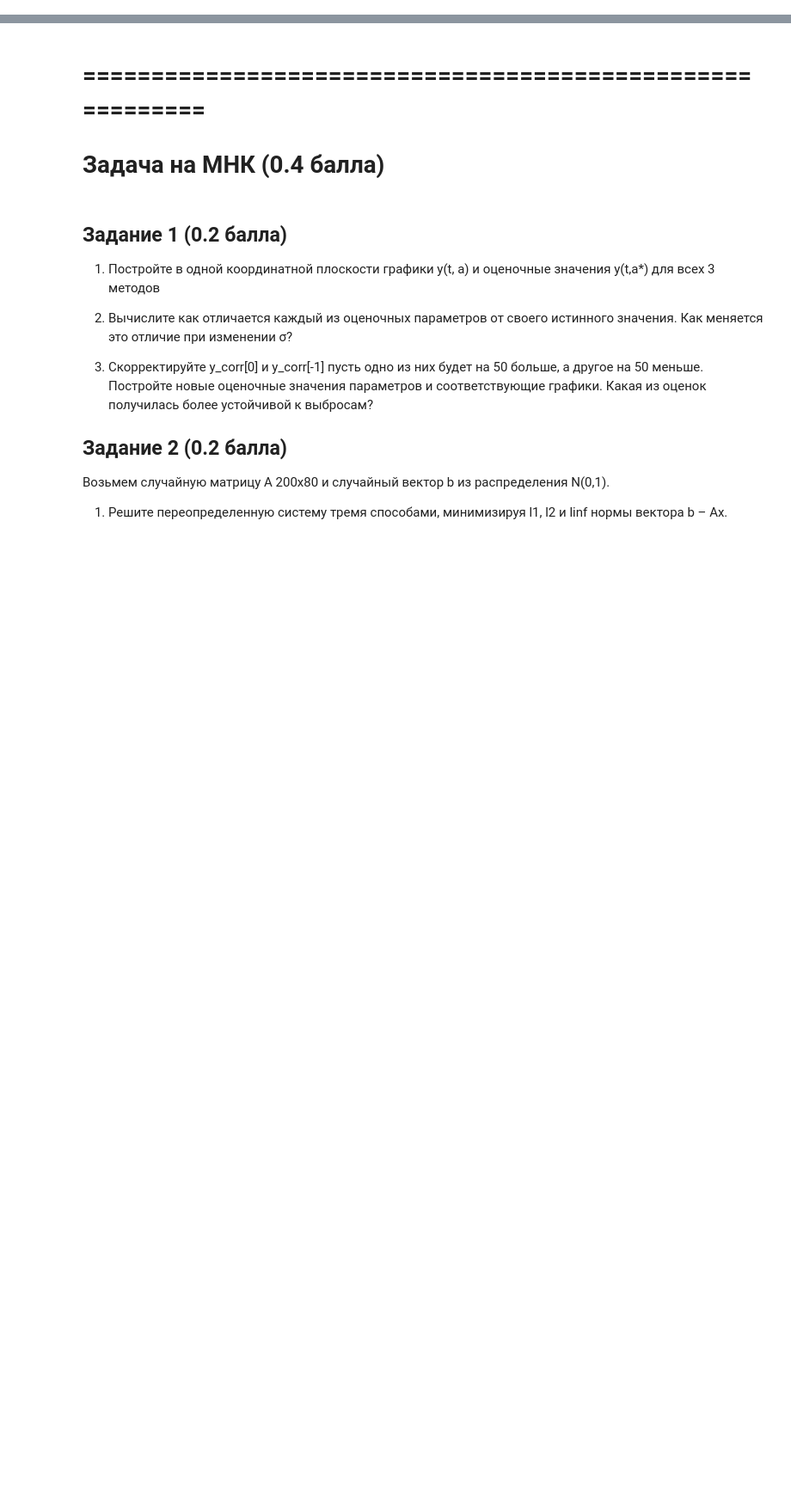
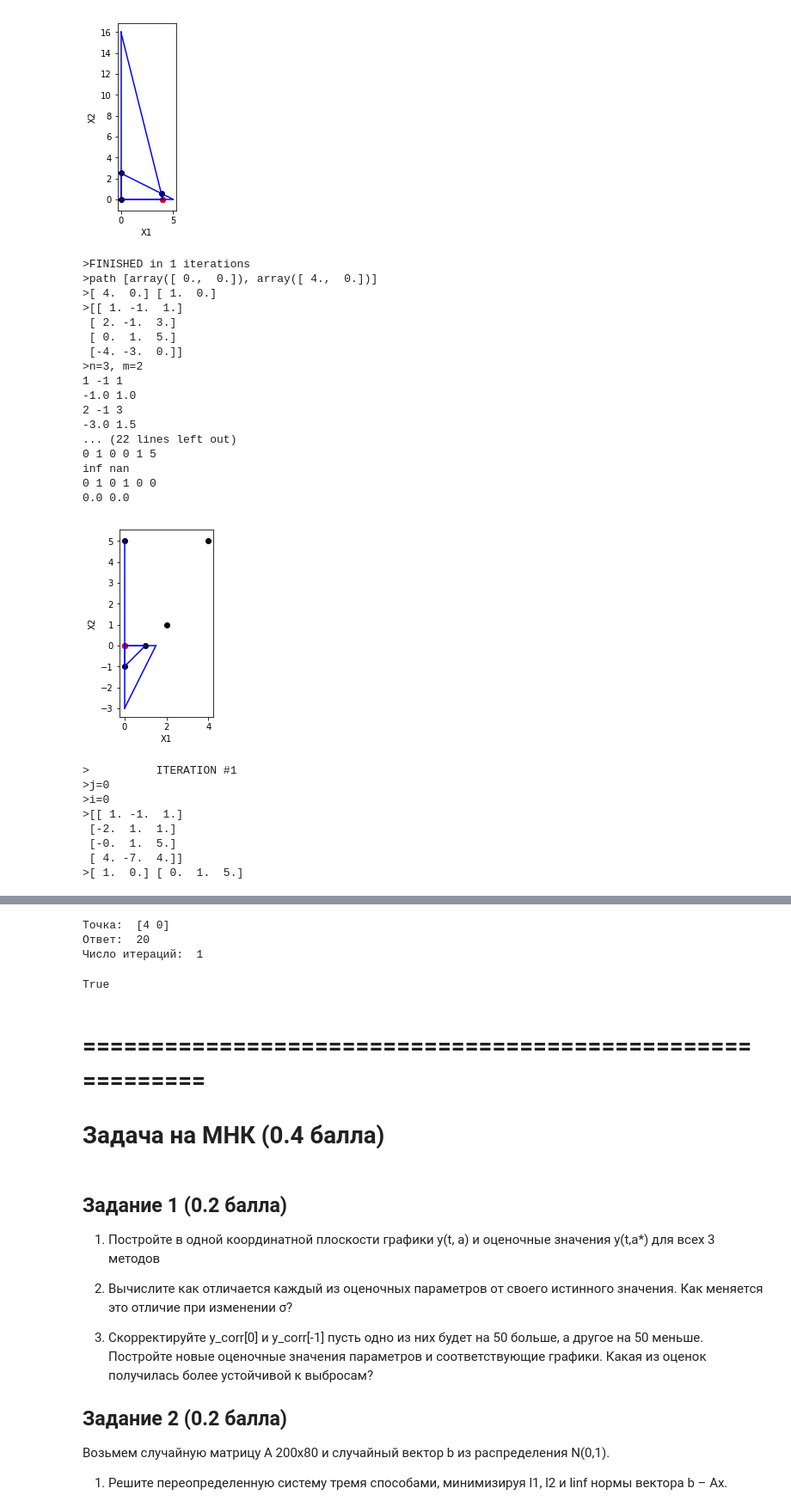
Before and after one commit to Wiki-fan/MIPT-all, a Jupyter notebook: задание.ipynb, the cells around one changed output, grey strips where cells are left out. Shown at 86% size. Saved outputs shown, nothing was run; the diff lists cells and outputs as text; code cells hidden in the pictures; blank space fills up the shorter version.

Commit message:
Plotting almost working

```diff
--- a/задание.ipynb
+++ b/задание.ipynb
@@ -15,0 +260,29 @@
+# %%
+A=np.array([[1,2],[2,0.5]])
+b=np.array([5,8])
+c=np.array([5,1])
+ans = solve_lin_prog(A, b, c, draw=True)
+corr_ans = (np.array([ 4.,  0.]), 20.0, 1)
+assert((ans[0] == corr_ans[0]).all() and ans[1] == corr_ans[1] and ans[2] == corr_ans[2])
+
+A=np.array([[1,-1],[2,-1], [0, 1]])
+b=np.array([1,3,5])
+c=np.array([4,3])
+ans = solve_lin_prog(A, b, c, draw=True)
+corr_ans = (np.array([ 4.,  5.]), 31.0, 3)
+assert((ans[0] == corr_ans[0]).all() and ans[1] == corr_ans[1] and ans[2] == corr_ans[2])
+
+A=np.array([[2,3,1],[4,1,2],[3,4,2]])
+b=np.array([5, 11, 8])
+c=np.array([5, 4, 3])
+ans = solve_lin_prog(A, b, c, draw=True)
+corr_ans = (np.array([ 2.,  0.,  1.]), 13.0, 2)
+assert((ans[0] == corr_ans[0]).all() and ans[1] == corr_ans[1] and ans[2] == corr_ans[2])
+
+A=np.array([[1,1,1,1],[2,1,-1,-1],[0,-1,0,1]])
+b=np.array([40, 10, 10])
+c=np.array([0.5, 3,1,4])
+ans = solve_lin_prog(A, b, c, draw=True)
+corr_ans = (np.array([  0.,  15.,   0.,  25.]), 145.0, 2)
+assert((ans[0] == corr_ans[0]).all() and ans[1] == corr_ans[1] and ans[2] == corr_ans[2])
+# %% [output]
@@ -15,0 +324,27 @@
+[figure, added]
+>FINISHED in 1 iterations
+>path [array([ 0.,  0.]), array([ 4.,  0.])]
+>[ 4.  0.] [ 1.  0.]
+>[[ 1. -1.  1.]
+ [ 2. -1.  3.]
+ [ 0.  1.  5.]
+ [-4. -3.  0.]]
+>n=3, m=2
+1 -1 1
+-1.0 1.0
+2 -1 3
+-3.0 1.5
+... (22 lines left out)
+0 1 0 0 1 5
+inf nan
+0 1 0 1 0 0
+0.0 0.0
+[figure, added]
+>          ITERATION #1
+>j=0
+>i=0
+>[[ 1. -1.  1.]
+ [-2.  1.  1.]
+ [-0.  1.  5.]
+ [ 4. -7.  4.]]
+>[ 1.  0.] [ 0.  1.  5.]
@@ -16,3 +424,15 @@
+# %%
+print (u'Точка: ', x)
+print (u'Ответ: ', best)
+print (u'Число итераций: ', n_iter)
+# %% [output]
+Точка:  [4 0]
+Ответ:  20
+Число итераций:  1
+# %%
+is_optimal(A,b,c,x)
+# %% [output]
+True
 # %% [markdown]
 # ==========================================================
 # Задача на МНК (0.4 балла)
```
Also changed, not shown: parts of 17 cells of this notebook.
